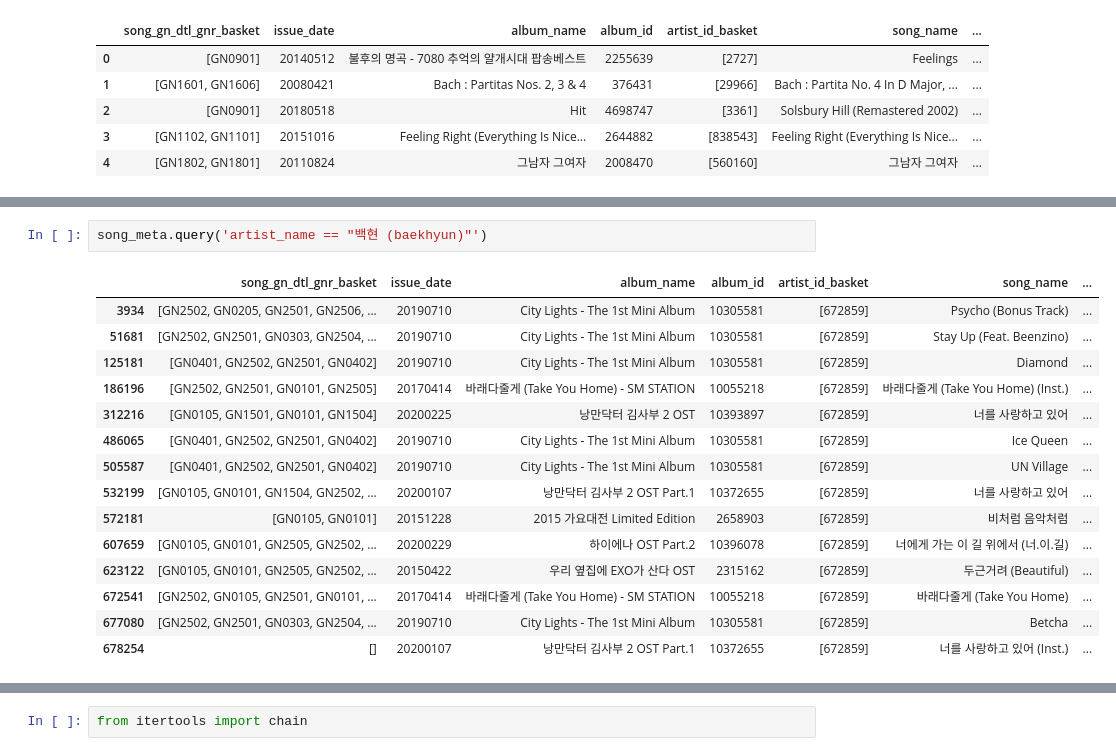
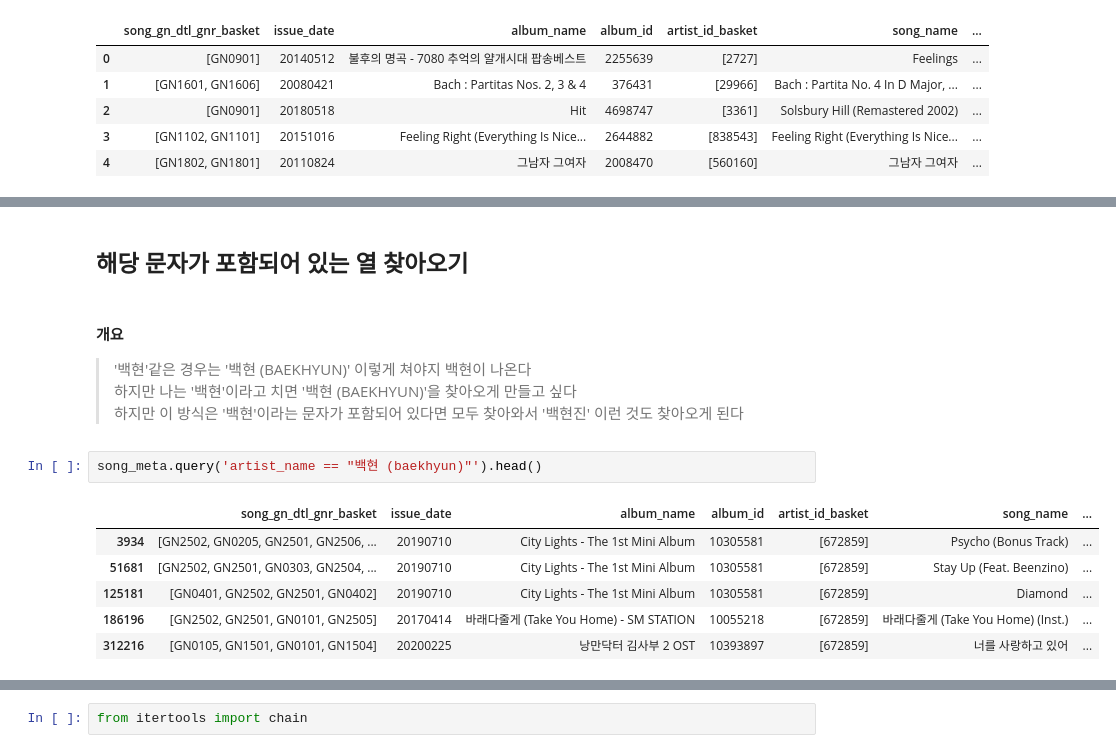
Before and after one commit to RecommendU/ForU, a Jupyter notebook: 박정호/[09_06_박정호].ipynb, the cells around one changed output, grey strips where cells are left out. Drawn from its saved outputs; the diff is of its cells as text.

```diff
--- a/박정호/[09_06_박정호].ipynb
+++ b/박정호/[09_06_박정호].ipynb
@@ -78,18 +82,16 @@ m = Mecab(r'C:/mecab/mecab-ko-dic')
+# %% [markdown]
+## 해당 문자가 포함되어 있는 열 찾아오기
+# %% [markdown]
+#### 개요
+>'백현'같은 경우는 '백현 (BAEKHYUN)' 이렇게 쳐야지 백현이 나온다
+하지만 나는 '백현'이라고 치면 '백현 (BAEKHYUN)'을 찾아오게 만들고 싶다
+하지만 이 방식은 '백현'이라는 문자가 포함되어 있다면 모두 찾아와서 '백현진' 이런 것도 찾아오게 된다
 # %%
-song_meta.query('artist_name == "백현 (baekhyun)"')
+song_meta.query('artist_name == "백현 (baekhyun)"').head()
 # %% [output]
 |  | song_gn_dtl_gnr_basket | issue_date | album_name | album_id | artist_id_basket | song_name | ... |
 | 3934 | [GN2502, GN0205, GN2501, GN2506, ... | 20190710 | City Lights - The 1st Mini Album | 10305581 | [672859] | Psycho (Bonus Track) | ... |
 | 51681 | [GN2502, GN2501, GN0303, GN2504, ... | 20190710 | City Lights - The 1st Mini Album | 10305581 | [672859] | Stay Up (Feat. Beenzino) | ... |
 | 125181 | [GN0401, GN2502, GN2501, GN0402] | 20190710 | City Lights - The 1st Mini Album | 10305581 | [672859] | Diamond | ... |
 | 186196 | [GN2502, GN2501, GN0101, GN2505] | 20170414 | 바래다줄게 (Take You Home) - SM STATION | 10055218 | [672859] | 바래다줄게 (Take You Home) (Inst.) | ... |
 | 312216 | [GN0105, GN1501, GN0101, GN1504] | 20200225 | 낭만닥터 김사부 2 OST | 10393897 | [672859] | 너를 사랑하고 있어 | ... |
-| 486065 | [GN0401, GN2502, GN2501, GN0402] | 20190710 | City Lights - The 1st Mini Album | 10305581 | [672859] | Ice Queen | ... |
-| 505587 | [GN0401, GN2502, GN2501, GN0402] | 20190710 | City Lights - The 1st Mini Album | 10305581 | [672859] | UN Village | ... |
-| 532199 | [GN0105, GN0101, GN1504, GN2502, ... | 20200107 | 낭만닥터 김사부 2 OST Part.1 | 10372655 | [672859] | 너를 사랑하고 있어 | ... |
-| 572181 | [GN0105, GN0101] | 20151228 | 2015 가요대전 Limited Edition | 2658903 | [672859] | 비처럼 음악처럼 | ... |
-| 607659 | [GN0105, GN0101, GN2505, GN2502, ... | 20200229 | 하이에나 OST Part.2 | 10396078 | [672859] | 너에게 가는 이 길 위에서 (너.이.길) | ... |
-| 623122 | [GN0105, GN0101, GN2505, GN2502, ... | 20150422 | 우리 옆집에 EXO가 산다 OST | 2315162 | [672859] | 두근거려 (Beautiful) | ... |
-| 672541 | [GN2502, GN0105, GN2501, GN0101, ... | 20170414 | 바래다줄게 (Take You Home) - SM STATION | 10055218 | [672859] | 바래다줄게 (Take You Home) | ... |
-| 677080 | [GN2502, GN2501, GN0303, GN2504, ... | 20190710 | City Lights - The 1st Mini Album | 10305581 | [672859] | Betcha | ... |
-| 678254 | [] | 20200107 | 낭만닥터 김사부 2 OST Part.1 | 10372655 | [672859] | 너를 사랑하고 있어 (Inst.) | ... |
```
Also changed, not shown: parts of 76 cells of this notebook, 1 other file.
